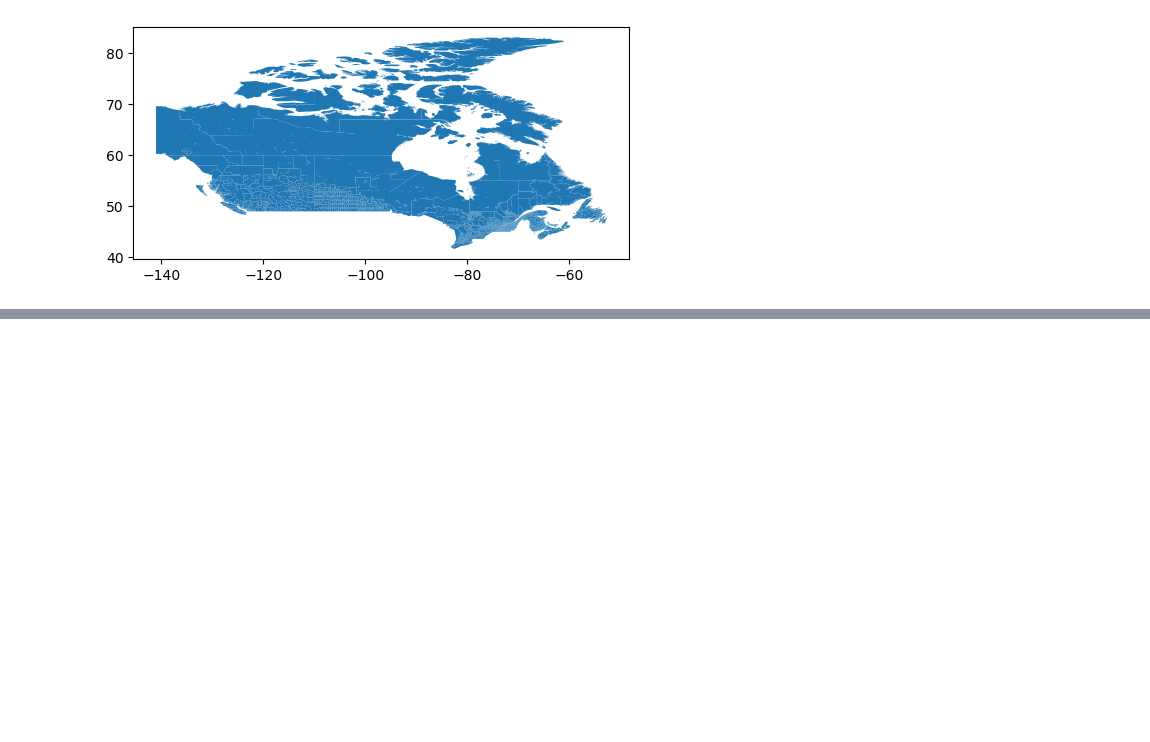
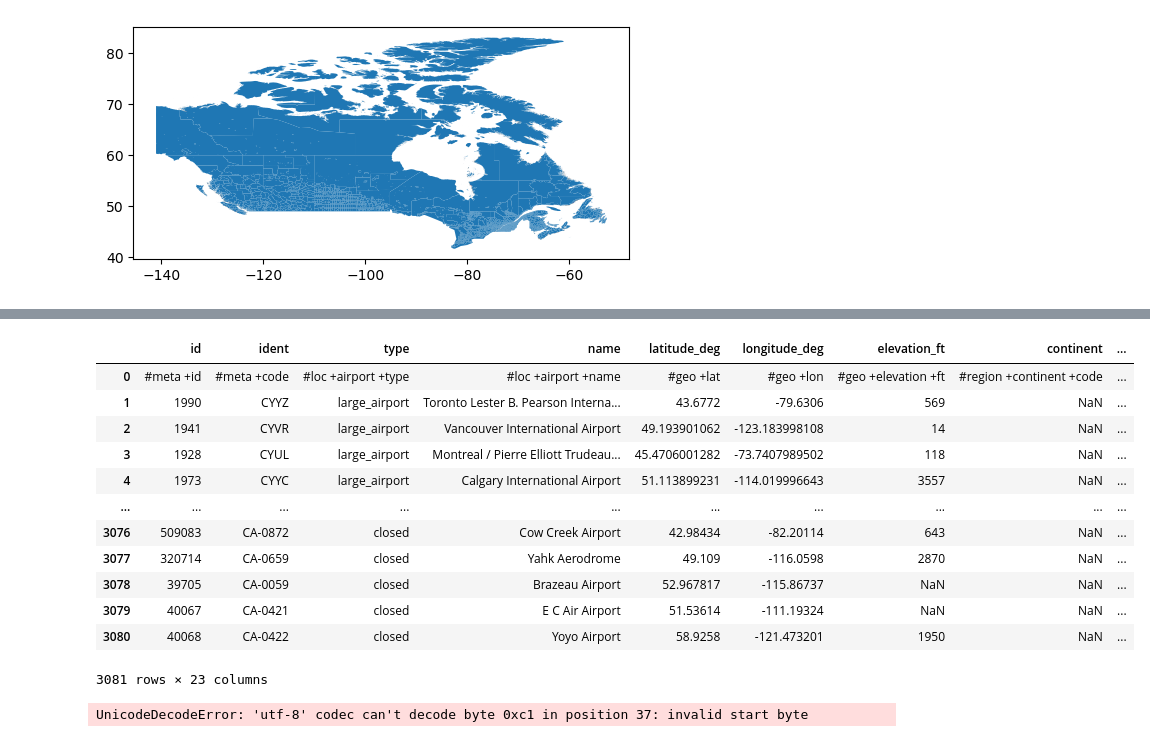
Before and after one commit to CarolinaPUCP/ACTI_FINAL, a Jupyter notebook: Untitled.ipynb, the cells around one changed output, grey strips where cells are left out. Drawn from its saved outputs; the diff is of its cells as text; code cells hidden in the pictures; blank space fills up the shorter version.

```diff
--- a/Untitled.ipynb
+++ b/Untitled.ipynb
@@ -39,8 +38,30 @@ listlayers(mapa_canada)
 # %%
-# AGREGAR AEROPUERTOS Y DATOS MARITIMO A MAPA INICIAL
-
-avion = pd.read_csv("data", "avion.csv")
-maritimo = pd.read_csv("data" , "maritimo.csv")
+# AGREGAR AEROPUERTOS A MAPA INICIAL
+avion = pd.read_csv(os.path.join("data", "avion.csv"))
+avion
+# %% [output]
+|  | id | ident | type | name | latitude_deg | longitude_deg | elevation_ft | continent | ... |
+| 0 | #meta +id | #meta +code | #loc +airport +type | #loc +airport +name | #geo +lat | #geo +lon | #geo +elevation +ft | #region +continent +code | ... |
+| 1 | 1990 | CYYZ | large_airport | Toronto Lester B. Pearson Interna... | 43.6772 | -79.6306 | 569 | NaN | ... |
+| 2 | 1941 | CYVR | large_airport | Vancouver International Airport | 49.193901062 | -123.183998108 | 14 | NaN | ... |
+| 3 | 1928 | CYUL | large_airport | Montreal / Pierre Elliott Trudeau... | 45.4706001282 | -73.7407989502 | 118 | NaN | ... |
+| 4 | 1973 | CYYC | large_airport | Calgary International Airport | 51.113899231 | -114.019996643 | 3557 | NaN | ... |
+| ... | ... | ... | ... | ... | ... | ... | ... | ... | ... |
+| 3076 | 509083 | CA-0872 | closed | Cow Creek Airport | 42.98434 | -82.20114 | 643 | NaN | ... |
+| 3077 | 320714 | CA-0659 | closed | Yahk Aerodrome | 49.109 | -116.0598 | 2870 | NaN | ... |
+| 3078 | 39705 | CA-0059 | closed | Brazeau Airport | 52.967817 | -115.86737 | NaN | NaN | ... |
+| 3079 | 40067 | CA-0421 | closed | E C Air Airport | 51.53614 | -111.19324 | NaN | NaN | ... |
+| 3080 | 40068 | CA-0422 | closed | Yoyo Airport | 58.9258 | -121.473201 | 1950 | NaN | ... |
+3081 rows × 23 columns
+# %%
+# AGREGAR DATOS MARITIMOS A MAPA INICIAL
+portsFile=os.path.join('data','UpdatedPub150.csv')
+
+infoseaports=pd.read_csv(portsFile)
+#columns available (so many)
+infoseaports.columns.to_list()
+# %% [output]
+UnicodeDecodeError: 'utf-8' codec can't decode byte 0xc1 in position 37: invalid start byte
 # %%
 # REVISAR INDEX PARA SELECCIONAR LATITUDES Y LONGITUDES
 # %%
```
Also changed, not shown: parts of 2 cells of this notebook, 2 other files.
